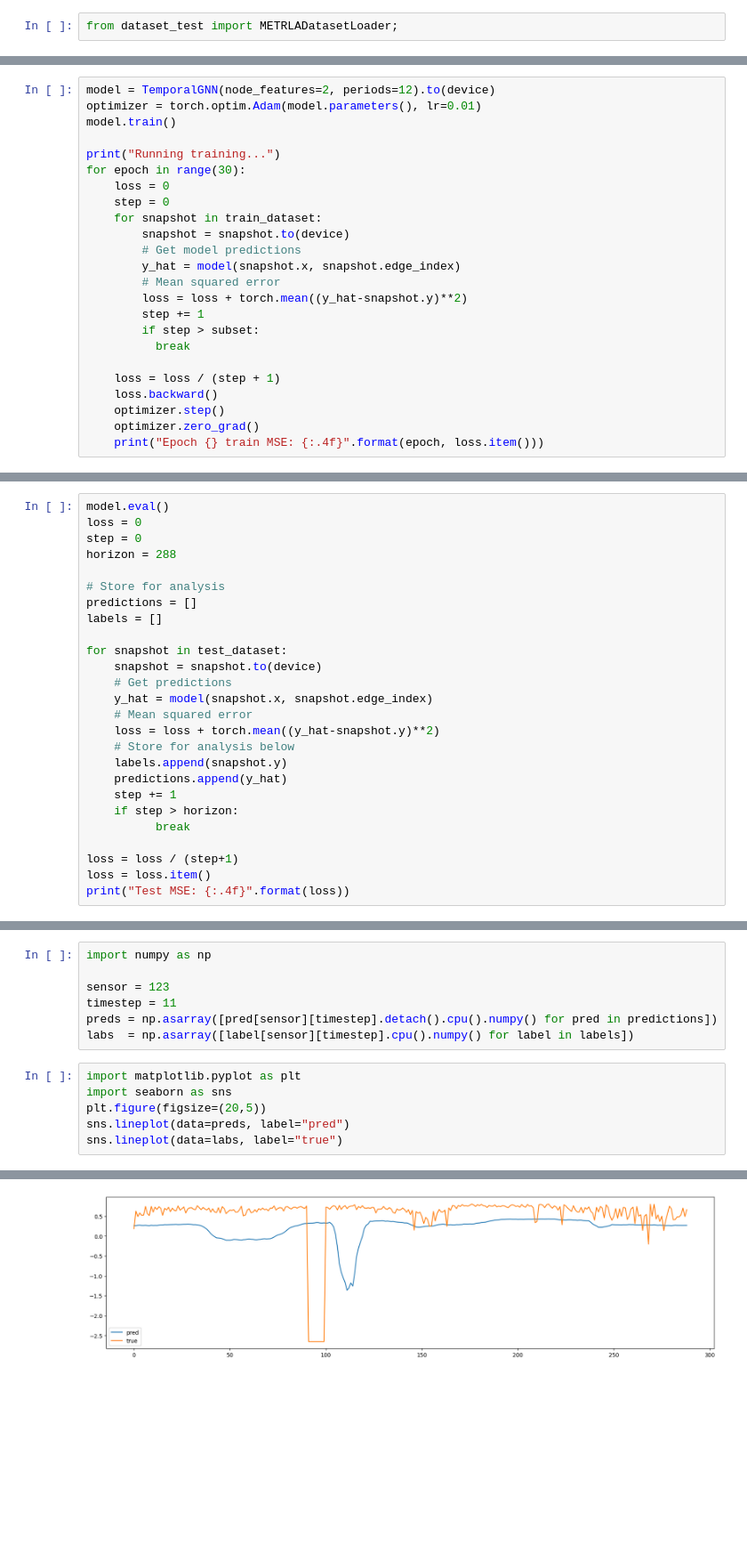
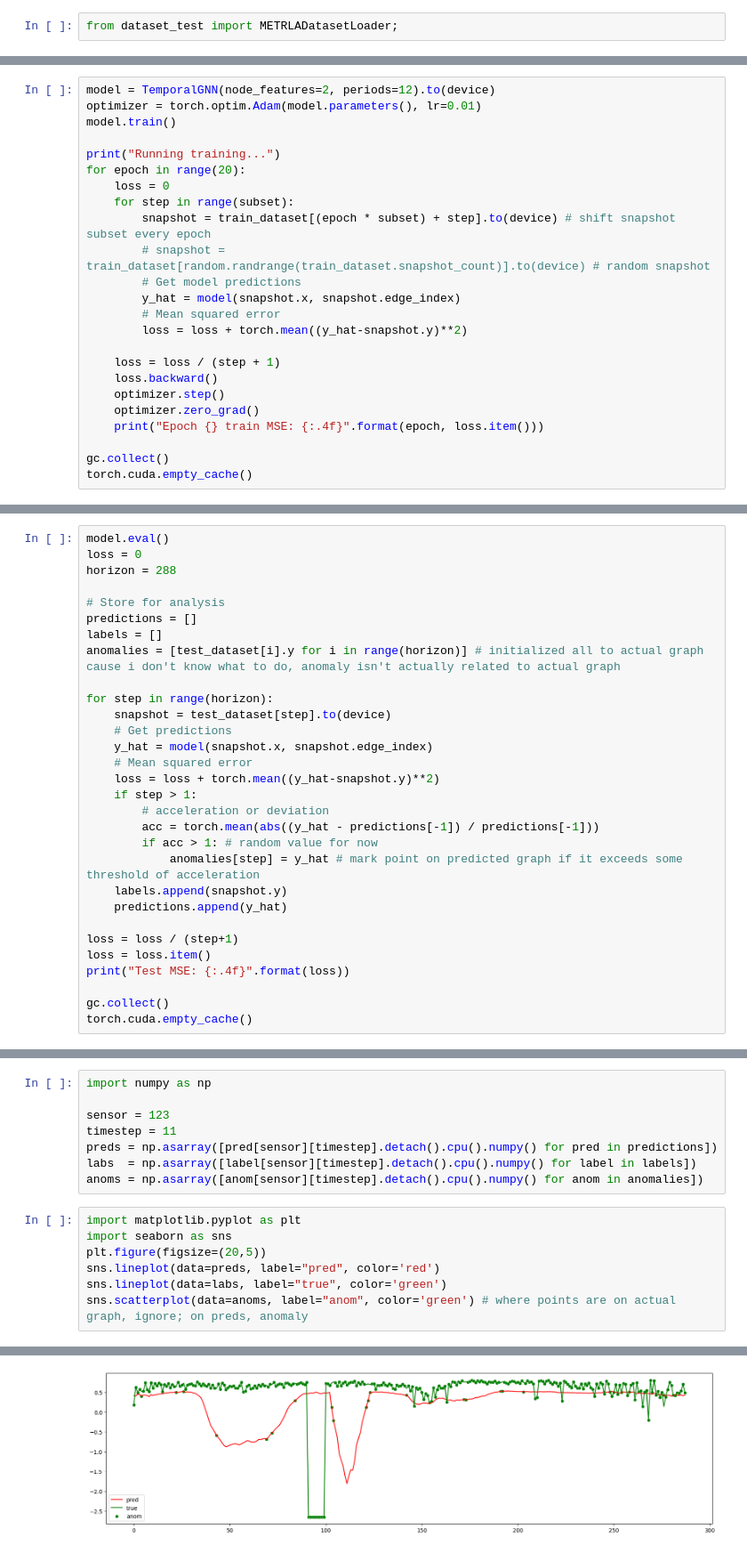
Before and after one commit to shreyashchatterjee/Capstone, a Jupyter notebook: Prediction.ipynb, the cells around one changed output, grey strips where cells are left out. Shown at 89% size. Cells and saved outputs as stored; diff of their text form; blank space fills up the shorter version.

Commit message:
identifying basic anomalies

```diff
--- a/Prediction.ipynb
+++ b/Prediction.ipynb
@@ -43,23 +48,23 @@ optimizer = torch.optim.Adam(model.parameters(), lr=0.01)
 model.train()
 
 print("Running training...")
-for epoch in range(30):
+for epoch in range(20):
     loss = 0
-    step = 0
-    for snapshot in train_dataset:
-        snapshot = snapshot.to(device)
+    for step in range(subset):
+        snapshot = train_dataset[(epoch * subset) + step].to(device) # shift snapshot subset every epoch
+        # snapshot = train_dataset[random.randrange(train_dataset.snapshot_count)].to(device) # random snapshot
         # Get model predictions
         y_hat = model(snapshot.x, snapshot.edge_index)
         # Mean squared error
         loss = loss + torch.mean((y_hat-snapshot.y)**2)
-        step += 1
-        if step > subset:
-          break
 
     loss = loss / (step + 1)
     loss.backward()
     optimizer.step()
     optimizer.zero_grad()
     print("Epoch {} train MSE: {:.4f}".format(epoch, loss.item()))
+
+gc.collect()
+torch.cuda.empty_cache()
 # %% [output]
 Running training...
@@ -82,27 +87,31 @@ Epoch 29 train MSE: 0.5575
 # %%
 model.eval()
 loss = 0
-step = 0
 horizon = 288
 
 # Store for analysis
 predictions = []
 labels = []
+anomalies = [test_dataset[i].y for i in range(horizon)] # initialized all to actual graph cause i don't know what to do, anomaly isn't actually related to actual graph
 
-for snapshot in test_dataset:
-    snapshot = snapshot.to(device)
+for step in range(horizon):
+    snapshot = test_dataset[step].to(device)
     # Get predictions
     y_hat = model(snapshot.x, snapshot.edge_index)
     # Mean squared error
     loss = loss + torch.mean((y_hat-snapshot.y)**2)
-    # Store for analysis below
+    if step > 1:
+        # acceleration or deviation
+        acc = torch.mean(abs((y_hat - predictions[-1]) / predictions[-1]))
+        if acc > 1: # random value for now
+            anomalies[step] = y_hat # mark point on predicted graph if it exceeds some threshold of acceleration
     labels.append(snapshot.y)
     predictions.append(y_hat)
-    step += 1
-    if step > horizon:
-          break
 
 loss = loss / (step+1)
 loss = loss.item()
 print("Test MSE: {:.4f}".format(loss))
+
+gc.collect()
+torch.cuda.empty_cache()
 # %% [output]
@@ -113,13 +122,15 @@ import numpy as np
 sensor = 123
 timestep = 11
 preds = np.asarray([pred[sensor][timestep].detach().cpu().numpy() for pred in predictions])
-labs  = np.asarray([label[sensor][timestep].cpu().numpy() for label in labels])
+labs  = np.asarray([label[sensor][timestep].detach().cpu().numpy() for label in labels])
+anoms = np.asarray([anom[sensor][timestep].detach().cpu().numpy() for anom in anomalies])
 # %%
 import matplotlib.pyplot as plt
 import seaborn as sns
 plt.figure(figsize=(20,5))
-sns.lineplot(data=preds, label="pred")
-sns.lineplot(data=labs, label="true")
+sns.lineplot(data=preds, label="pred", color='red')
+sns.lineplot(data=labs, label="true", color='green')
+sns.scatterplot(data=anoms, label="anom", color='green') # where points are on actual graph, ignore; on preds, anomaly
 # %% [output]
 <Axes: >
-[figure, old version]
+[figure, new version]
```
Also changed, not shown: parts of 4 cells of this notebook, 1 other file.
